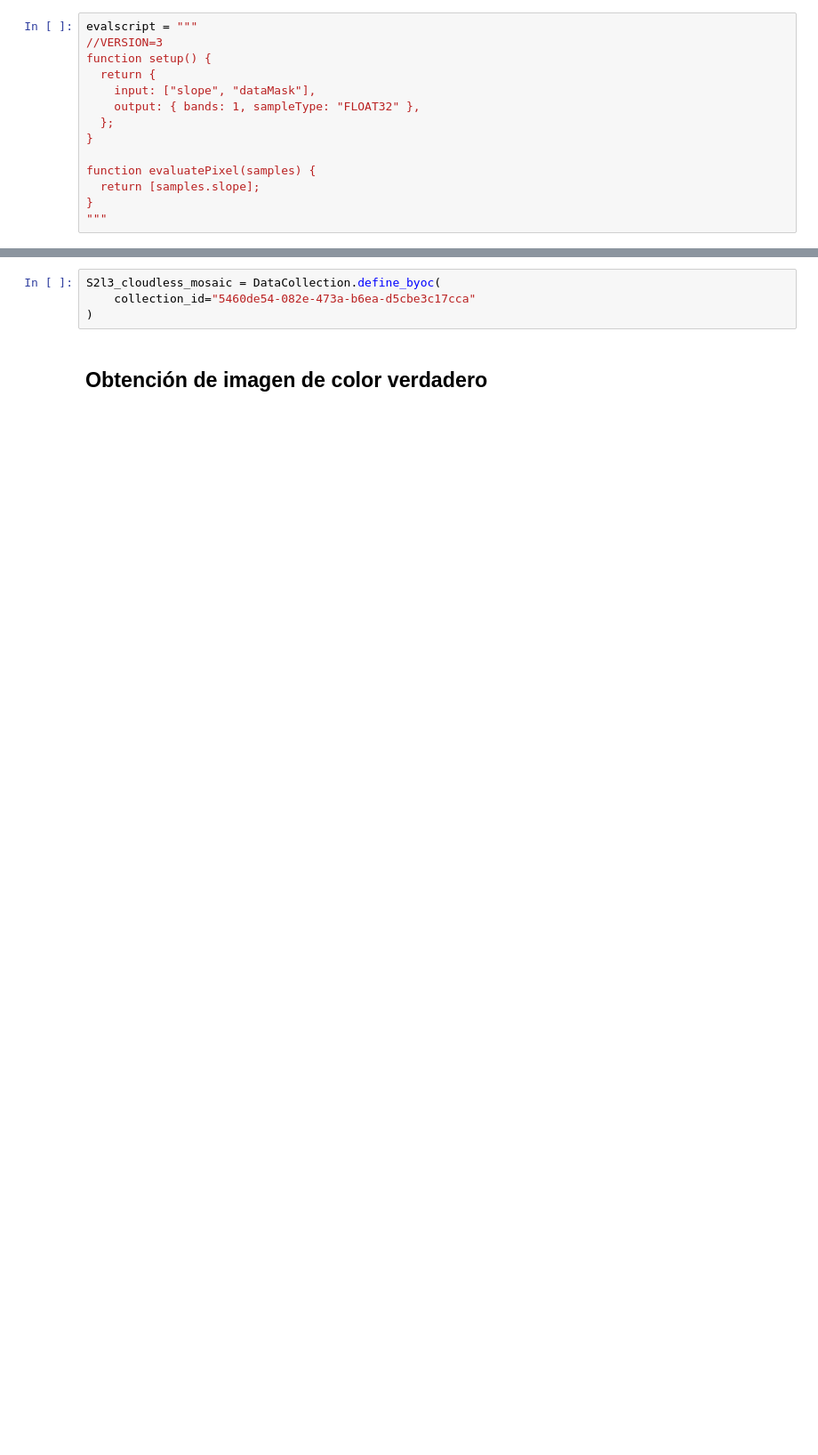
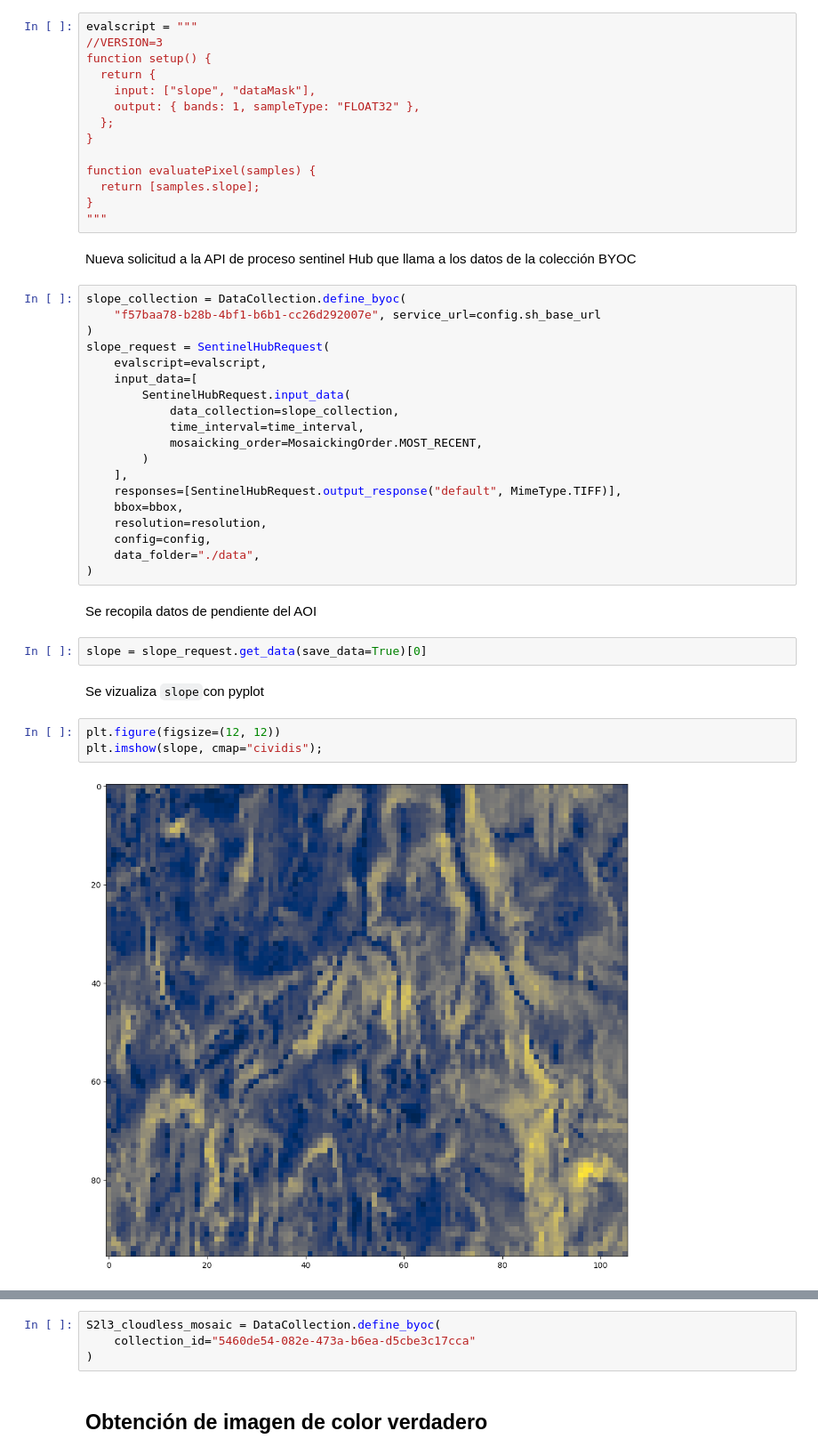
Before and after one commit to Franklingo13/ejemplosCopernicus, a Jupyter notebook: ejemplosJupyter/riesgoErosion.ipynb, the cells around one changed output, grey strips where cells are left out. Shown at 89% size. Drawn from its saved outputs; the diff is of its cells as text; blank space fills up the shorter version.

```diff
--- a/ejemplosJupyter/riesgoErosion.ipynb
+++ b/ejemplosJupyter/riesgoErosion.ipynb
@@ -170,3 +175,35 @@ function evaluatePixel(samples) {
   return [samples.slope];
 }
 """
+# %% [markdown]
+Nueva solicitud a la API de proceso sentinel Hub que llama a los datos de la colección BYOC
+# %%
+slope_collection = DataCollection.define_byoc(
+    "f57baa78-b28b-4bf1-b6b1-cc26d292007e", service_url=config.sh_base_url
+)
+slope_request = SentinelHubRequest(
+    evalscript=evalscript,
+    input_data=[
+        SentinelHubRequest.input_data(
+            data_collection=slope_collection,
+            time_interval=time_interval,
+            mosaicking_order=MosaickingOrder.MOST_RECENT,
+        )
+    ],
+    responses=[SentinelHubRequest.output_response("default", MimeType.TIFF)],
+    bbox=bbox,
+    resolution=resolution,
+    config=config,
+    data_folder="./data",
+)
+# %% [markdown]
+Se recopila datos de pendiente del AOI
+# %%
+slope = slope_request.get_data(save_data=True)[0]
+# %% [markdown]
+Se vizualiza `slope`con pyplot
+# %%
+plt.figure(figsize=(12, 12))
+plt.imshow(slope, cmap="cividis");
+# %% [output]
+[figure, added]
```
Also changed, not shown: parts of 13 cells of this notebook.
